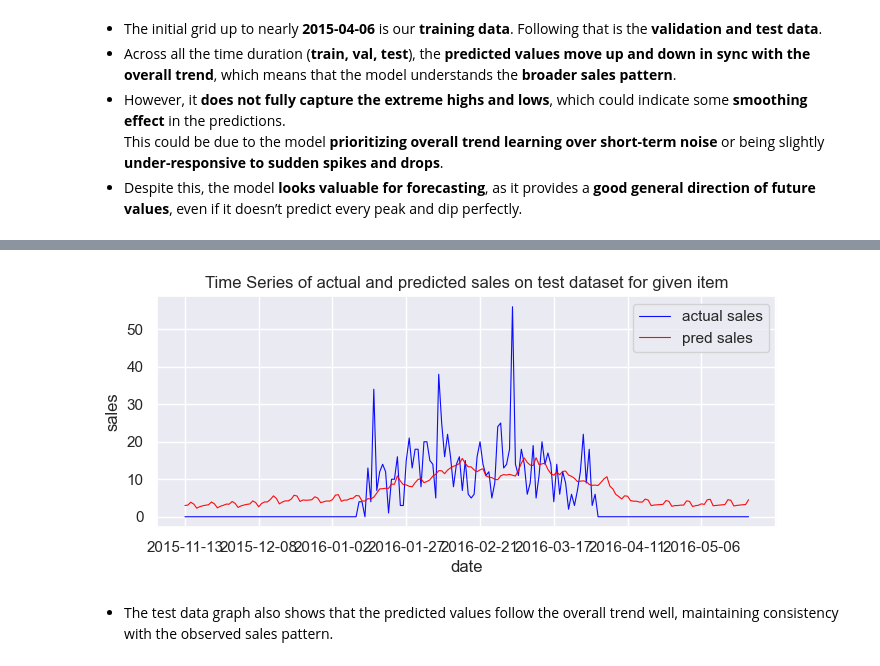
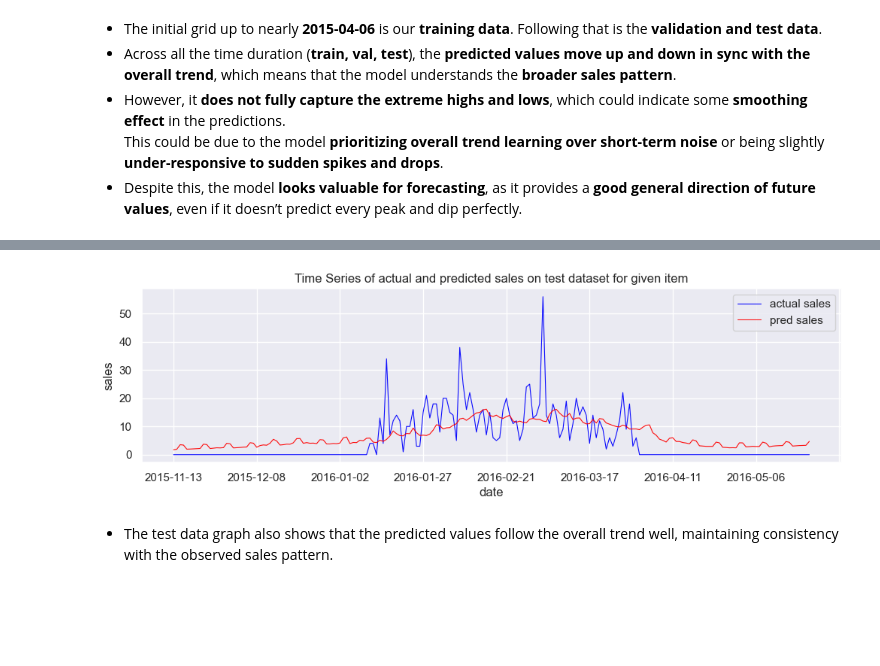
Before and after one commit to tanu-khanuja/sales-time-series-prediction, a Jupyter notebook: multivariate.ipynb, the cells around one changed output, grey strips where cells are left out. Cells and saved outputs as stored; diff of their text form; code cells hidden in the pictures; blank space fills up the shorter version.

```diff
--- a/multivariate.ipynb
+++ b/multivariate.ipynb
@@ -541,6 +510,6 @@ actual_test_unscaled_mv = target_scaler.inverse_transform(np.array(actual_output
 # Create a DataFrame for actual vs. predicted sales
 test_df_mv= pd.DataFrame({'actual sales': actual_test_unscaled_mv.reshape(-1).tolist(), 'pred sales':predicted_test_unscaled_mv.reshape(-1).tolist(), 'date':df_mv[val_index+seq_len:].index})
 test_df_mv.set_index('date', inplace=True)
-test_df_mv.plot(kind='line', figsize=(8,3), alpha=0.95,colormap='bwr', lw=0.8, ylabel='sales', title= 'Time Series of actual and predicted sales on test dataset for given item' )
+test_df_mv.plot(kind='line', figsize=(12,3), alpha=0.95,colormap='bwr', lw=0.8, ylabel='sales', title= 'Time Series of actual and predicted sales on test dataset for given item' )
 plt.show()
 # %% [output]
@@ -548,4 +517,4 @@ test dataset Loss: 0.0368
-[figure, old version]
+[figure, new version]
 # %% [markdown]
 - The test data graph also shows that the predicted values follow the overall trend well, maintaining consistency with the observed sales pattern.
 # %% [markdown]
```
Also changed, not shown: parts of 10 cells of this notebook, 6 other files.
